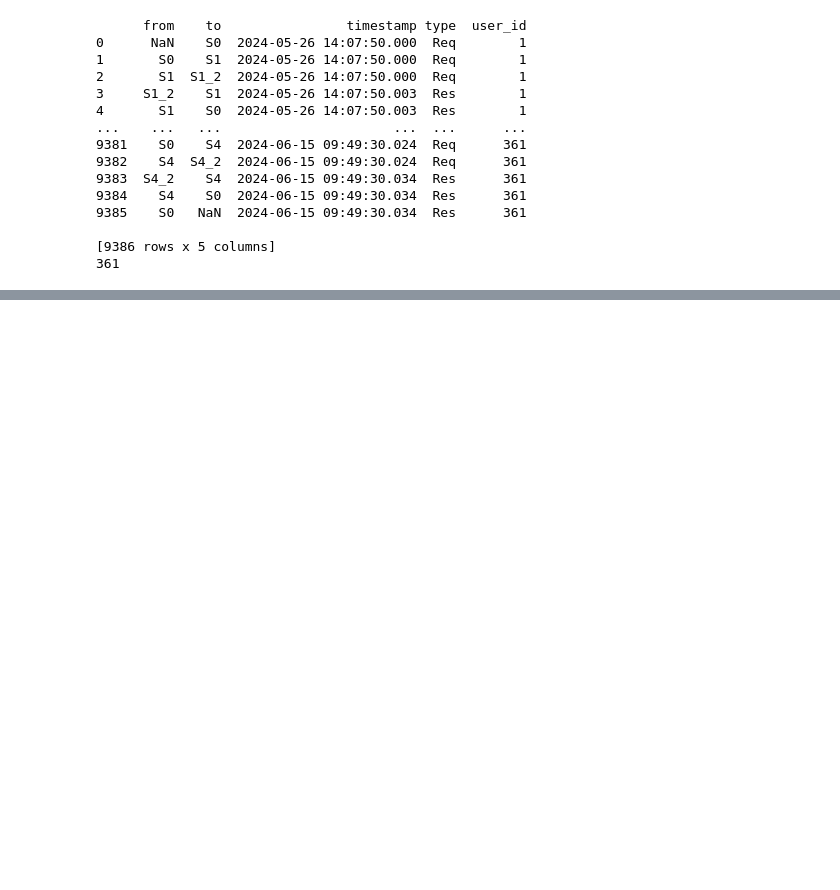
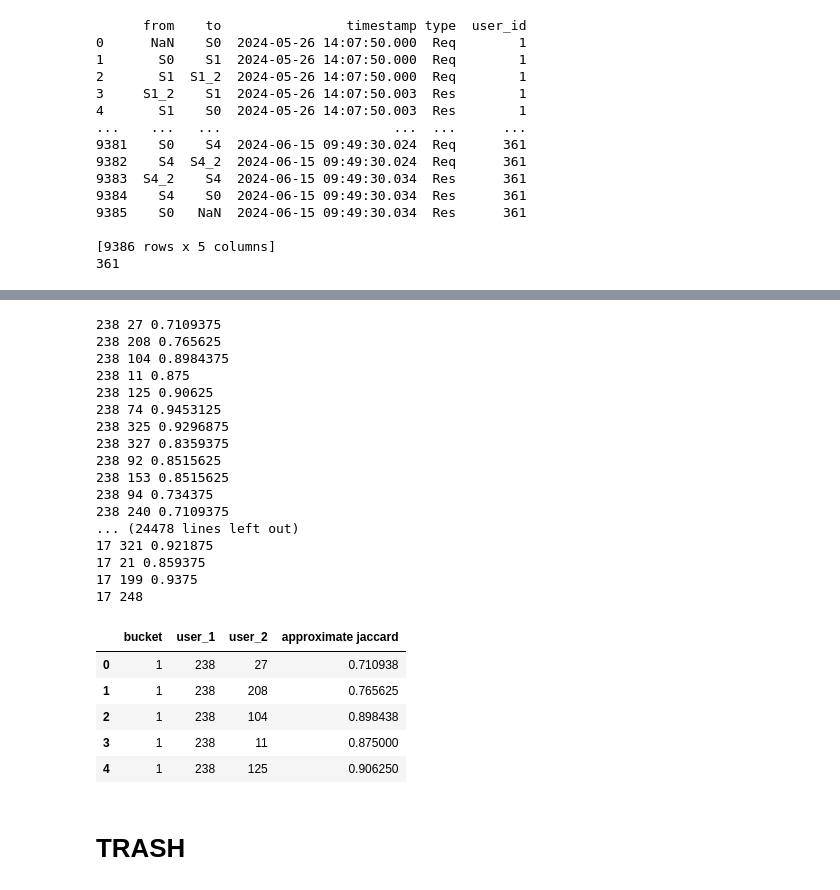
Before and after one commit to hugomoura10/Data_Intensive_Systems, a Jupyter notebook: preproc.ipynb, the cells around one changed output, grey strips where cells are left out. Drawn from its saved outputs; the diff is of its cells as text; code cells hidden in the pictures; blank space fills up the shorter version.

```diff
--- a/preproc.ipynb
+++ b/preproc.ipynb
@@ -82,0 +118,21 @@ def shingle(text, k):
+# %%
+
+buckets = {}
+for i in range(1, len(dic)):
+    initial_bucket = find_neighbors(i)
+    end_bucket = []
+
+    for item in initial_bucket:
+        item_exists = False
+        for values in buckets.values():
+            if item in values:
+                item_exists = True
+                break
+        if not item_exists:
+            end_bucket.append(item)
+    if end_bucket:
+        buckets[i] = end_bucket
+print(buckets)
+
+print(buckets[1])
+print(minhashes)
@@ -83,3 +143,44 @@ def shingle(text, k):
+# %%
+sims = []
+for key, value in buckets.items():
+    for user_id_1 in buckets[key]:
+        for user_id_2 in buckets[key]:
+            if user_id_1 != user_id_2:
+                sig_1 = minhashes[int(user_id_1)]
+                sig_2 = minhashes[int(user_id_2)]
+                sim = MinHash.jaccard(sig_1, sig_2)
+                print(user_id_1, user_id_2, sim)
+                sims.append([key, user_id_1, user_id_2, sim])
+
+df = pd.DataFrame(sims, columns=["bucket","user_1", "user_2", "approximate jaccard"])
+df.to_csv("SGD_sim.csv")
+df.head()
+# %% [output]
+238 27 0.7109375
+238 208 0.765625
+238 104 0.8984375
+238 11 0.875
+238 125 0.90625
+238 74 0.9453125
+238 325 0.9296875
+238 327 0.8359375
+238 92 0.8515625
+238 153 0.8515625
+238 94 0.734375
+238 240 0.7109375
+... (24478 lines left out)
+17 321 0.921875
+17 21 0.859375
+17 199 0.9375
+17 248
+|  | bucket | user_1 | user_2 | approximate jaccard |
+| 0 | 1 | 238 | 27 | 0.710938 |
+| 1 | 1 | 238 | 208 | 0.765625 |
+| 2 | 1 | 238 | 104 | 0.898438 |
+| 3 | 1 | 238 | 11 | 0.875000 |
+| 4 | 1 | 238 | 125 | 0.906250 |
+# %% [markdown]
+# TRASH
 # %%
 #shingle
 print("".join(dic[1]))
```
Also changed, not shown: parts of 8 cells of this notebook, 2 other files.
